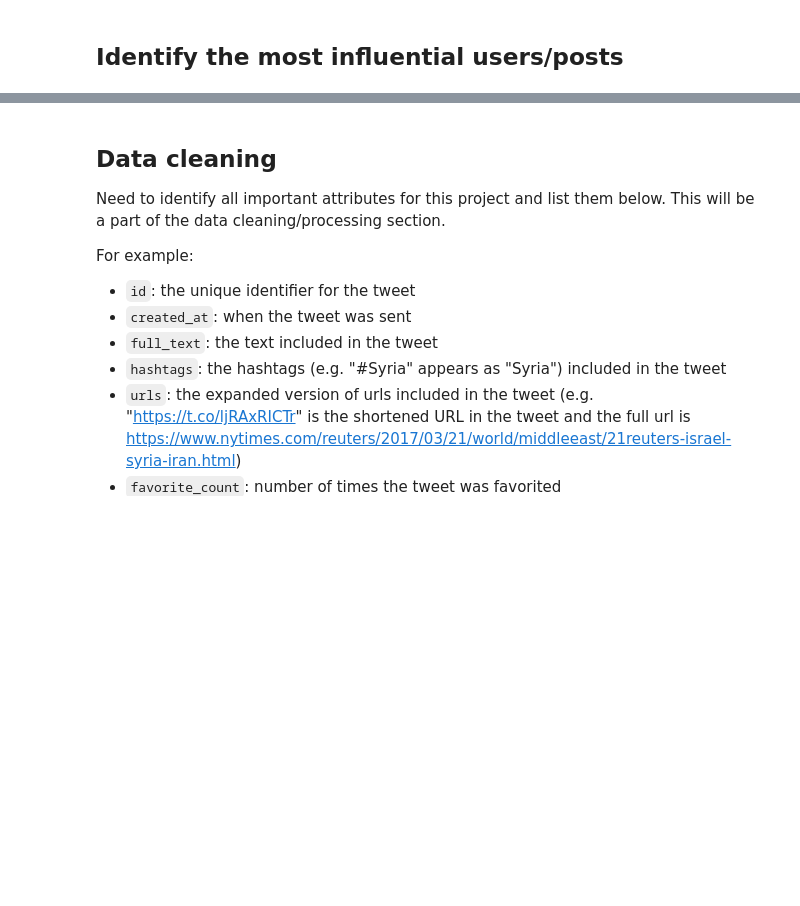
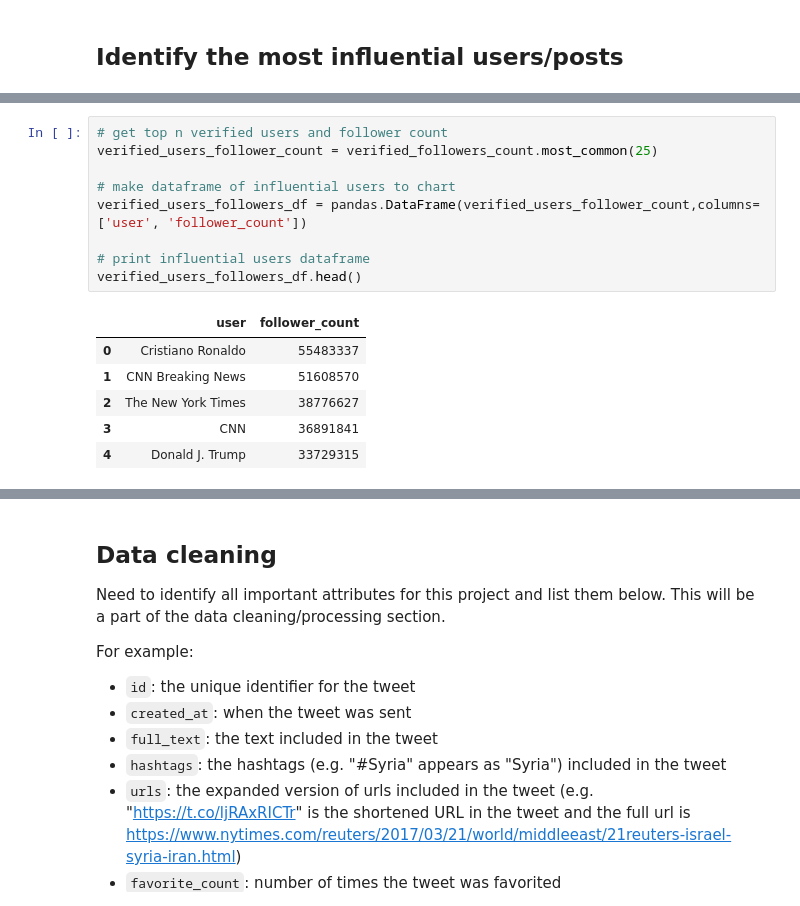
Before and after one commit to adamstueckrath/SyriaProject, a Jupyter notebook: web_scrapers/twitter_data_analysis.ipynb, the cells around one changed output, grey strips where cells are left out. Cells and saved outputs as stored; diff of their text form; blank space fills up the shorter version.

```diff
--- a/web_scrapers/twitter_data_analysis.ipynb
+++ b/web_scrapers/twitter_data_analysis.ipynb
@@ -471,0 +492,16 @@ Enough information to work with media? I'm not sure.. I need to further investig
+# %%
+# get top n verified users and follower count
+verified_users_follower_count = verified_followers_count.most_common(25)
+
+# make dataframe of influential users to chart
+verified_users_followers_df = pandas.DataFrame(verified_users_follower_count,columns=['user', 'follower_count'])
+
+# print influential users dataframe
+verified_users_followers_df.head()
+# %% [output]
+|  | user | follower_count |
+| 0 | Cristiano Ronaldo | 55483337 |
+| 1 | CNN Breaking News | 51608570 |
+| 2 | The New York Times | 38776627 |
+| 3 | CNN | 36891841 |
+| 4 | Donald J. Trump | 33729315 |
```
Also changed, not shown: parts of 6 cells of this notebook, 1 other file.
